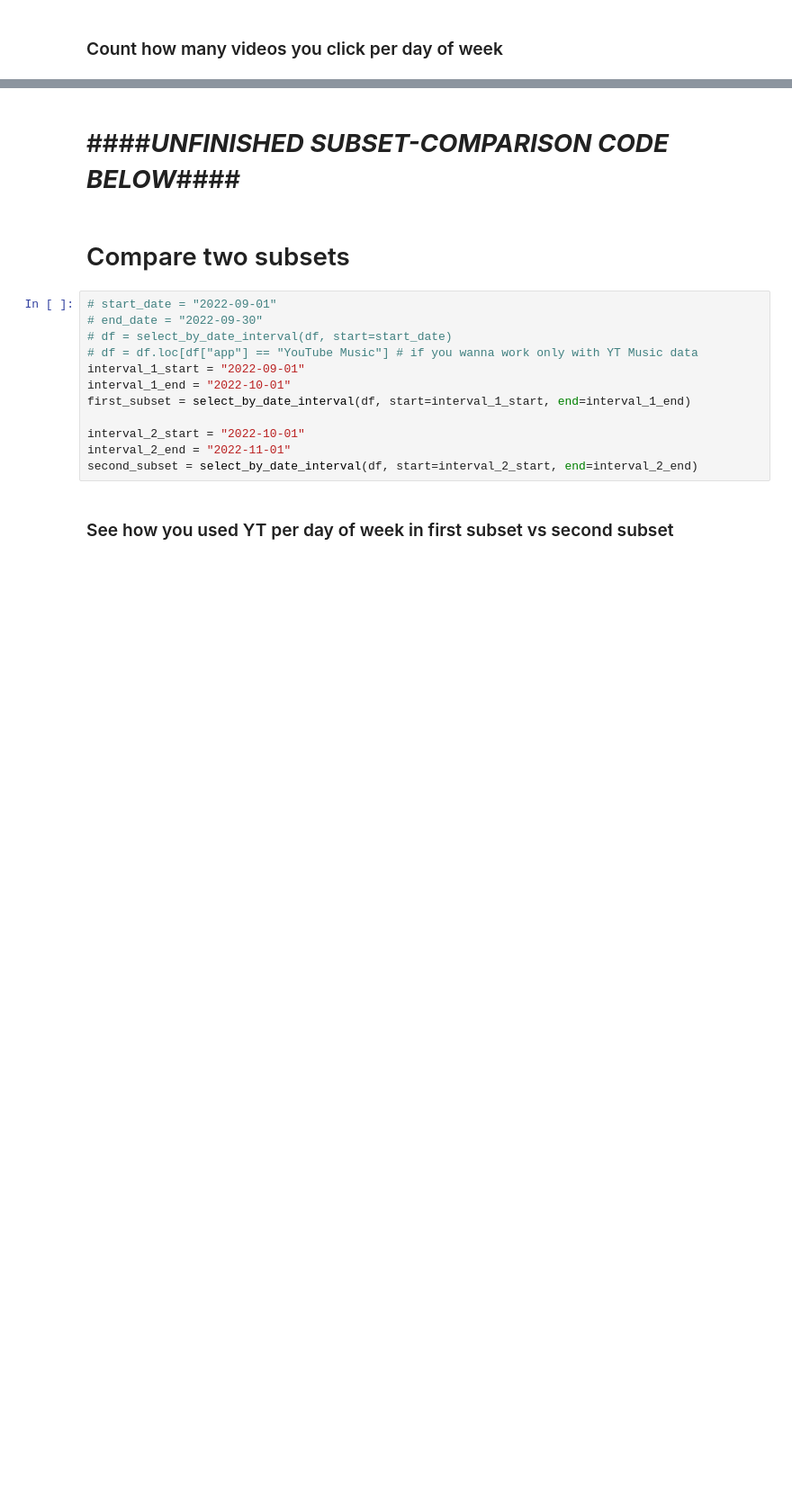
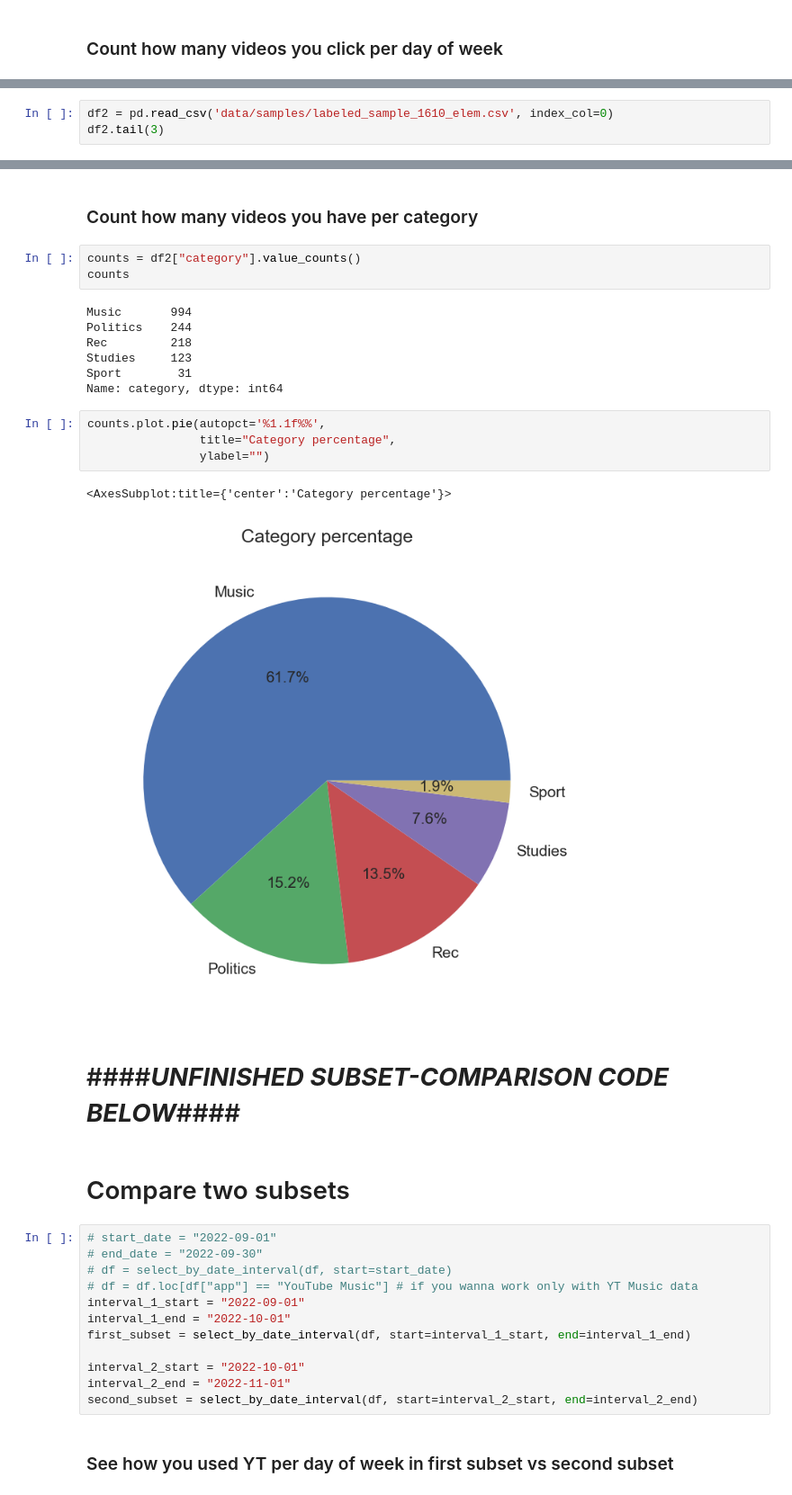
Before and after one commit to SanAntonik/yt_activity_analysis, a Jupyter notebook: explore.ipynb, the cells around one changed output, grey strips where cells are left out. Shown at 90% size. Cells and saved outputs as stored; diff of their text form; blank space fills up the shorter version.

Commit message:
Add pie chart with category percentage

```diff
--- a/explore.ipynb
+++ b/explore.ipynb
@@ -204,0 +205,3 @@ videos_per_weekday.plot.bar(color="purple", rot=0)
+# %%
+df2 = pd.read_csv('data/samples/labeled_sample_1610_elem.csv', index_col=0)
+df2.tail(3)
@@ -205,3 +213,22 @@ videos_per_weekday.plot.bar(color="purple", rot=0)
+# %% [markdown]
+### Count how many videos you have per category
+# %%
+counts = df2["category"].value_counts()
+counts
+# %% [output]
+Music       994
+Politics    244
+Rec         218
+Studies     123
+Sport        31
+Name: category, dtype: int64
+# %%
+counts.plot.pie(autopct='%1.1f%%',
+                title="Category percentage",
+                ylabel="")
+# %% [output]
+<AxesSubplot:title={'center':'Category percentage'}>
+[figure, added]
 # %% [markdown]
 #    ####___UNFINISHED SUBSET-COMPARISON CODE BELOW___####
 # %% [markdown]
```
Also changed, not shown: parts of 17 cells of this notebook.
